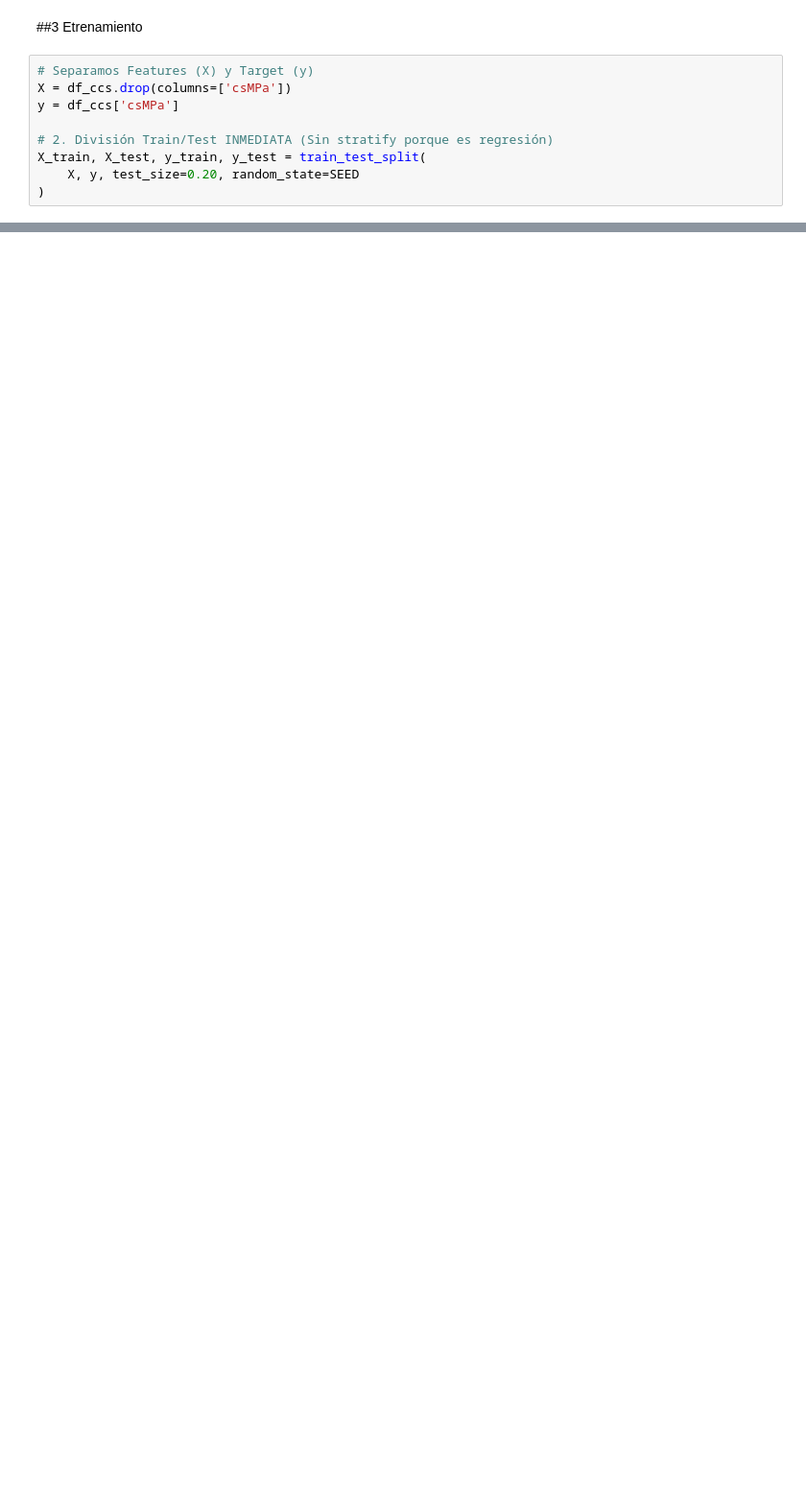
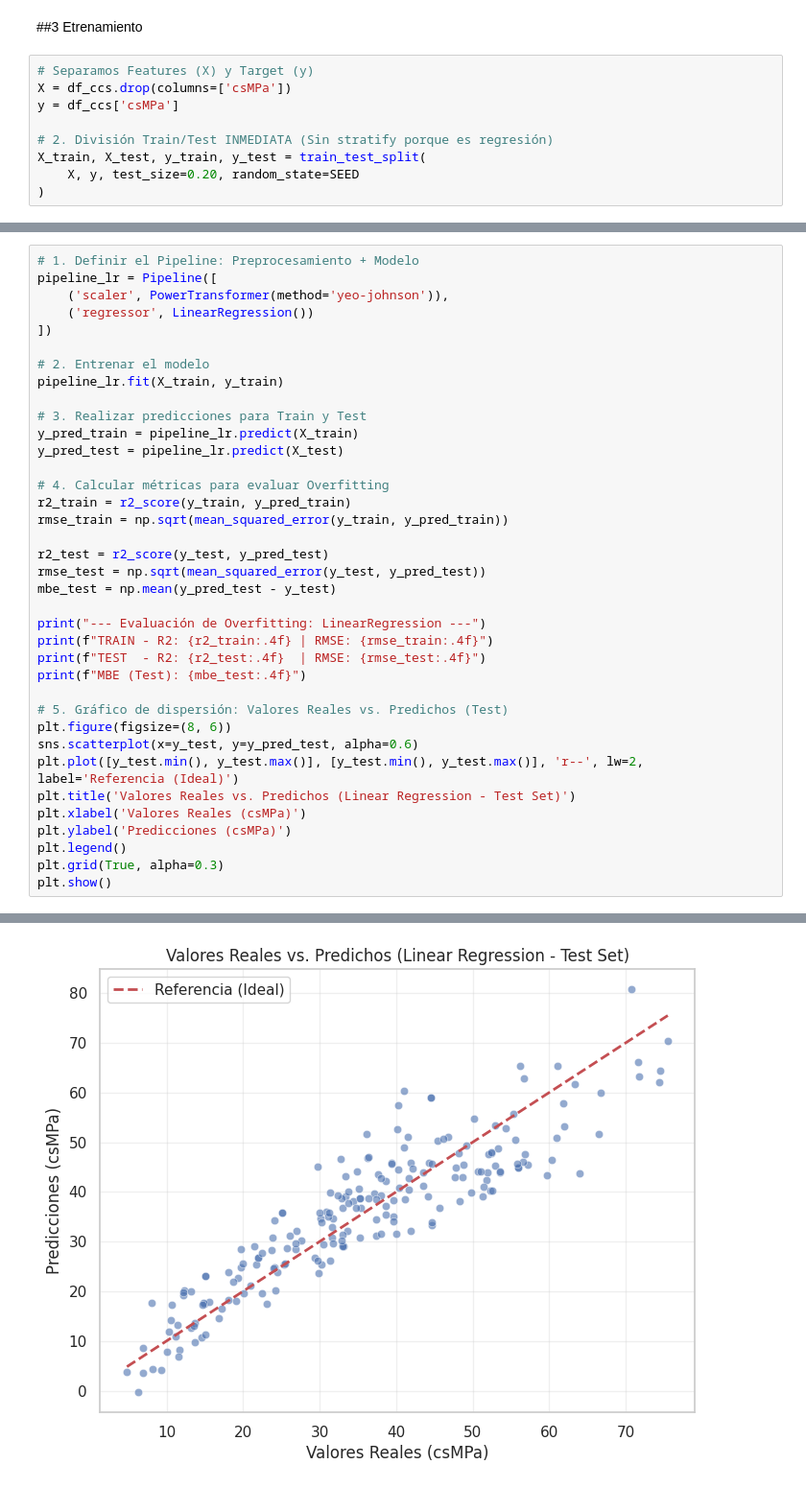
Before and after one commit to Santibareiro27/Inteligencia-Computacional, a Jupyter notebook: RA1_LAB1/Laboratorio_N°1_3.ipynb, the cells around one changed output, grey strips where cells are left out. Shown at 96% size. Cells and saved outputs as stored; diff of their text form; blank space fills up the shorter version.

```diff
--- a/RA1_LAB1/Laboratorio_N°1_3.ipynb
+++ b/RA1_LAB1/Laboratorio_N°1_3.ipynb
@@ -538,0 +462,38 @@ plt.show()
+# %%
+# 1. Definir el Pipeline: Preprocesamiento + Modelo
+pipeline_lr = Pipeline([
+    ('scaler', PowerTransformer(method='yeo-johnson')),
+    ('regressor', LinearRegression())
+])
+
+# 2. Entrenar el modelo
+pipeline_lr.fit(X_train, y_train)
+
+# 3. Realizar predicciones para Train y Test
+y_pred_train = pipeline_lr.predict(X_train)
+y_pred_test = pipeline_lr.predict(X_test)
+
+# 4. Calcular métricas para evaluar Overfitting
+r2_train = r2_score(y_train, y_pred_train)
+rmse_train = np.sqrt(mean_squared_error(y_train, y_pred_train))
+
+r2_test = r2_score(y_test, y_pred_test)
+rmse_test = np.sqrt(mean_squared_error(y_test, y_pred_test))
+mbe_test = np.mean(y_pred_test - y_test)
+
+print("--- Evaluación de Overfitting: LinearRegression ---")
+print(f"TRAIN - R2: {r2_train:.4f} | RMSE: {rmse_train:.4f}")
+print(f"TEST  - R2: {r2_test:.4f}  | RMSE: {rmse_test:.4f}")
+print(f"MBE (Test): {mbe_test:.4f}")
+
+# 5. Gráfico de dispersión: Valores Reales vs. Predichos (Test)
+plt.figure(figsize=(8, 6))
+sns.scatterplot(x=y_test, y=y_pred_test, alpha=0.6)
+plt.plot([y_test.min(), y_test.max()], [y_test.min(), y_test.max()], 'r--', lw=2, label='Referencia (Ideal)')
+plt.title('Valores Reales vs. Predichos (Linear Regression - Test Set)')
+plt.xlabel('Valores Reales (csMPa)')
+plt.ylabel('Predicciones (csMPa)')
+plt.legend()
+plt.grid(True, alpha=0.3)
+plt.show()
+# %% [output]
@@ -538,0 +504 @@ plt.show()
+[figure, added]
```
Also changed, not shown: parts of 13 cells of this notebook.
